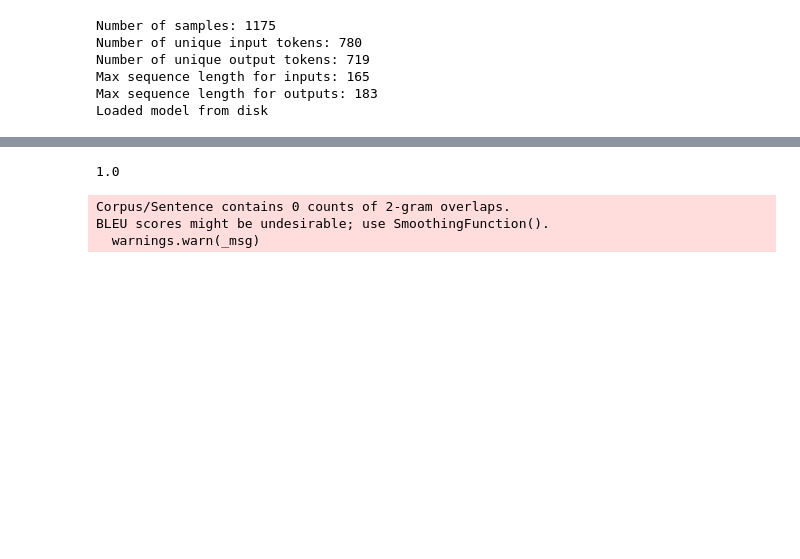
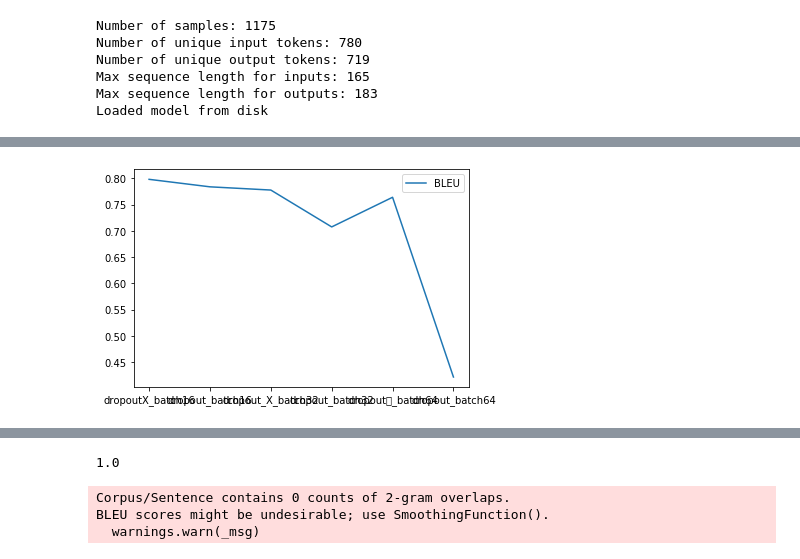
Before and after one commit to Joonyeong97/Jeju_Analysis_Project, a Jupyter notebook: final_project/LYT/GRU_attention/model_검증.ipynb, the cells around one changed output, grey strips where cells are left out. Saved outputs shown, nothing was run; the diff lists cells and outputs as text; code cells hidden in the pictures; blank space fills up the shorter version.

```diff
--- a/final_project/LYT/GRU_attention/model_검증.ipynb
+++ b/final_project/LYT/GRU_attention/model_검증.ipynb
@@ -475,0 +446,5 @@ BLEU scores might be undesirable; use SmoothingFunction().
+# %%
+import pandas as pd
+#
+bleu = pd.read_csv("/content/bleu2.csv",sep=',',encoding='UTF-8',names=None)
+bleu = bleu.T
@@ -475,0 +454,8 @@ BLEU scores might be undesirable; use SmoothingFunction().
+# %%
+import matplotlib.pyplot as plt
+plt.plot(bleu, label='BLEU')
+#plt.plot(model.history.history['val_loss'], 'r', label='val loss')
+plt.legend(loc='upper right')
+plt.show()
+# %% [output]
+[figure, added]
```
Also changed, not shown: parts of 16 cells of this notebook.
